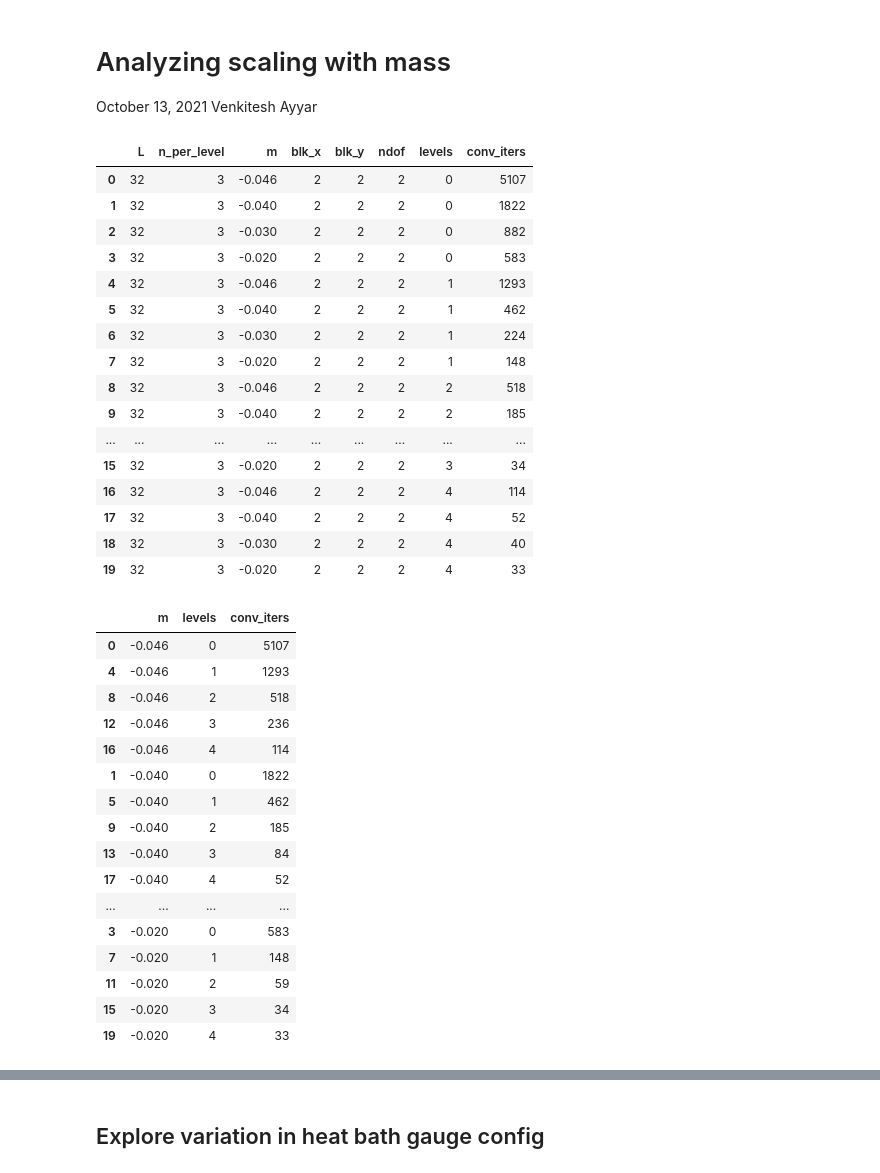
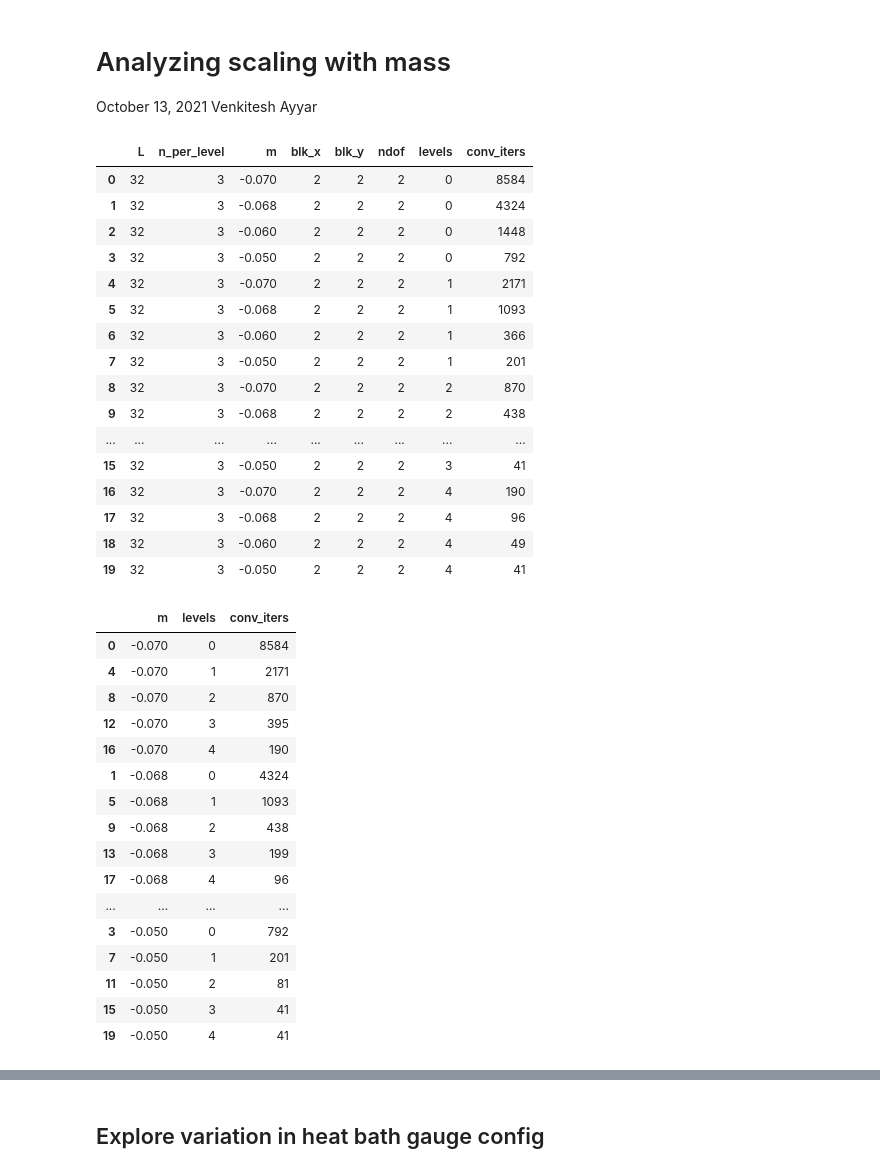
Before and after one commit to vmos1/2d_multigrid, a Jupyter notebook: code/analysis_nbks/3c_U1_mass_variation.ipynb, the cells around one changed output, grey strips where cells are left out. Drawn from its saved outputs; the diff is of its cells as text; code cells hidden in the pictures.

```diff
--- a/code/analysis_nbks/3c_U1_mass_variation.ipynb
+++ b/code/analysis_nbks/3c_U1_mass_variation.ipynb
@@ -11,57 +11,58 @@ import pandas as pd
 # %%
 # Load dat
 df1=pd.DataFrame([])
 lst=['tl_0lvl','tl_1lvl','tl_2lvl','tl_3lvl','tl_4lvl']
 
 # fname='../3_complex_scalar_nontelescoping/results_3_scaling_results_gaussian_centered0/ndof_2/scaling_32_width0.01.txt'
-fname='../3_complex_scalar_adaptivemgrid/1_regular_tl_code/stored_results/beta_10.0_ndof2/scaling_beta10.0.txt'
+fname='../3_complex_scalar_adaptivemgrid/1_mg_regular/stored_data/beta_6.0_quad2/scaling_beta6.0_quad1.txt'
+# fname='../3_complex_scalar_adaptivemgrid/1_mg_regular/stored_data/beta_6.0_quad1/scaling_beta6.0_quad1.txt
 
 # a1=np.loadtxt(fname,delimiter='\t')
 cols=['L','n_per_level','m','blk_x','blk_y','ndof','levels','conv_iters']
 df=pd.read_csv(fname,delimiter='\t',names=cols)
 df=df.sort_values(by=['levels','n_per_level','L','m']).reset_index(drop=True)
 # df['run_type']='lvl_'+df['levels'].astype(str)+'_blk_'+df['blk_x'].astype(str)
 df1=df.copy()
 df1
 # %% [output]
 |  | L | n_per_level | m | blk_x | blk_y | ndof | levels | conv_iters |
-| 0 | 32 | 3 | -0.046 | 2 | 2 | 2 | 0 | 5107 |
-| 1 | 32 | 3 | -0.040 | 2 | 2 | 2 | 0 | 1822 |
-| 2 | 32 | 3 | -0.030 | 2 | 2 | 2 | 0 | 882 |
-| 3 | 32 | 3 | -0.020 | 2 | 2 | 2 | 0 | 583 |
-| 4 | 32 | 3 | -0.046 | 2 | 2 | 2 | 1 | 1293 |
-| 5 | 32 | 3 | -0.040 | 2 | 2 | 2 | 1 | 462 |
-| 6 | 32 | 3 | -0.030 | 2 | 2 | 2 | 1 | 224 |
-| 7 | 32 | 3 | -0.020 | 2 | 2 | 2 | 1 | 148 |
-| 8 | 32 | 3 | -0.046 | 2 | 2 | 2 | 2 | 518 |
-| 9 | 32 | 3 | -0.040 | 2 | 2 | 2 | 2 | 185 |
+| 0 | 32 | 3 | -0.070 | 2 | 2 | 2 | 0 | 8584 |
+| 1 | 32 | 3 | -0.068 | 2 | 2 | 2 | 0 | 4324 |
+| 2 | 32 | 3 | -0.060 | 2 | 2 | 2 | 0 | 1448 |
+| 3 | 32 | 3 | -0.050 | 2 | 2 | 2 | 0 | 792 |
+| 4 | 32 | 3 | -0.070 | 2 | 2 | 2 | 1 | 2171 |
+| 5 | 32 | 3 | -0.068 | 2 | 2 | 2 | 1 | 1093 |
+| 6 | 32 | 3 | -0.060 | 2 | 2 | 2 | 1 | 366 |
+| 7 | 32 | 3 | -0.050 | 2 | 2 | 2 | 1 | 201 |
+| 8 | 32 | 3 | -0.070 | 2 | 2 | 2 | 2 | 870 |
+| 9 | 32 | 3 | -0.068 | 2 | 2 | 2 | 2 | 438 |
 | ... | ... | ... | ... | ... | ... | ... | ... | ... |
-| 15 | 32 | 3 | -0.020 | 2 | 2 | 2 | 3 | 34 |
-| 16 | 32 | 3 | -0.046 | 2 | 2 | 2 | 4 | 114 |
-| 17 | 32 | 3 | -0.040 | 2 | 2 | 2 | 4 | 52 |
-| 18 | 32 | 3 | -0.030 | 2 | 2 | 2 | 4 | 40 |
-| 19 | 32 | 3 | -0.020 | 2 | 2 | 2 | 4 | 33 |
+| 15 | 32 | 3 | -0.050 | 2 | 2 | 2 | 3 | 41 |
+| 16 | 32 | 3 | -0.070 | 2 | 2 | 2 | 4 | 190 |
+| 17 | 32 | 3 | -0.068 | 2 | 2 | 2 | 4 | 96 |
+| 18 | 32 | 3 | -0.060 | 2 | 2 | 2 | 4 | 49 |
+| 19 | 32 | 3 | -0.050 | 2 | 2 | 2 | 4 | 41 |
 # %%
 df2=df1[['m','levels','conv_iters',]]
 df2.sort_values(by=['m','levels'])
 # %% [output]
 |  | m | levels | conv_iters |
-| 0 | -0.046 | 0 | 5107 |
-| 4 | -0.046 | 1 | 1293 |
-| 8 | -0.046 | 2 | 518 |
-| 12 | -0.046 | 3 | 236 |
-| 16 | -0.046 | 4 | 114 |
-| 1 | -0.040 | 0 | 1822 |
-| 5 | -0.040 | 1 | 462 |
-| 9 | -0.040 | 2 | 185 |
-| 13 | -0.040 | 3 | 84 |
-| 17 | -0.040 | 4 | 52 |
+| 0 | -0.070 | 0 | 8584 |
+| 4 | -0.070 | 1 | 2171 |
+| 8 | -0.070 | 2 | 870 |
+| 12 | -0.070 | 3 | 395 |
+| 16 | -0.070 | 4 | 190 |
+| 1 | -0.068 | 0 | 4324 |
+| 5 | -0.068 | 1 | 1093 |
+| 9 | -0.068 | 2 | 438 |
+| 13 | -0.068 | 3 | 199 |
+| 17 | -0.068 | 4 | 96 |
 | ... | ... | ... | ... |
-| 3 | -0.020 | 0 | 583 |
-| 7 | -0.020 | 1 | 148 |
-| 11 | -0.020 | 2 | 59 |
-| 15 | -0.020 | 3 | 34 |
-| 19 | -0.020 | 4 | 33 |
+| 3 | -0.050 | 0 | 792 |
+| 7 | -0.050 | 1 | 201 |
+| 11 | -0.050 | 2 | 81 |
+| 15 | -0.050 | 3 | 41 |
+| 19 | -0.050 | 4 | 41 |
 # %%
 mlist=np.unique(df2.m.values)
 # print(mlist)
```
Also changed, not shown: parts of 7 cells of this notebook, 7 other files.
